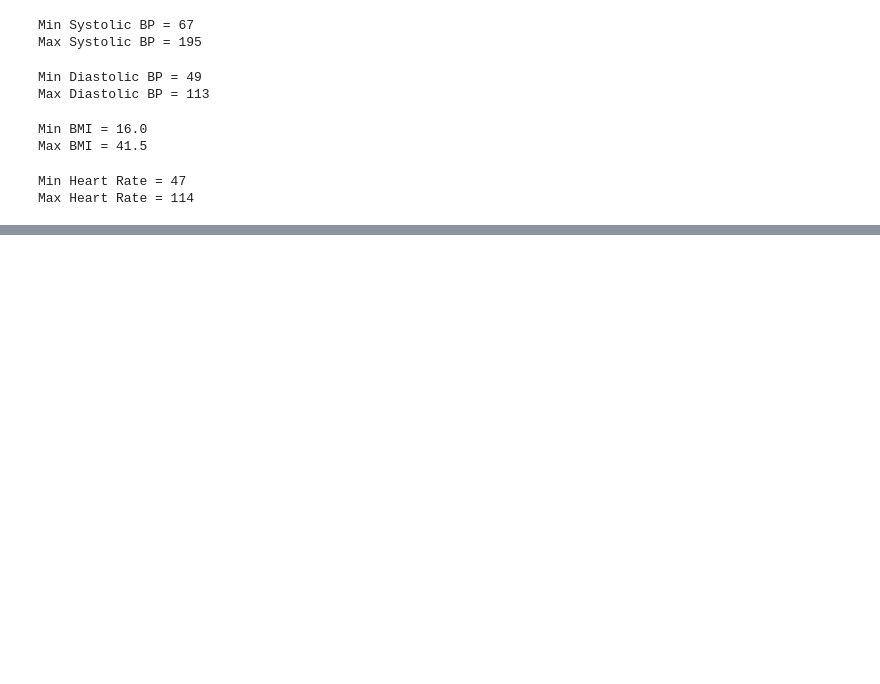
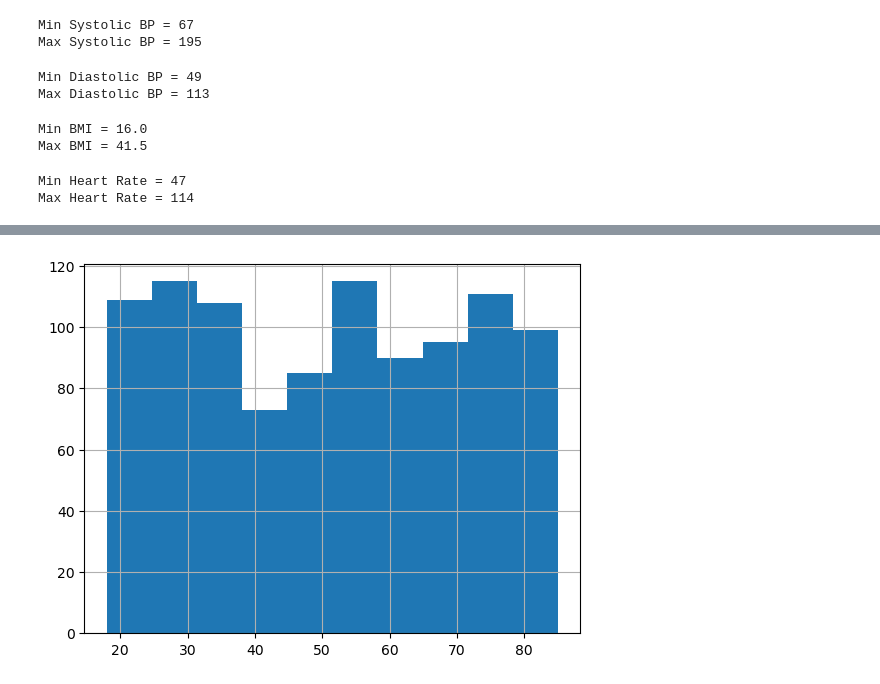
Before and after one commit to prachi123218/Heart_Disease_Prediction, a Jupyter notebook: EDA/data_analysis.ipynb, the cells around one changed output, grey strips where cells are left out. Saved outputs shown, nothing was run; the diff lists cells and outputs as text; code cells hidden in the pictures; blank space fills up the shorter version.

```diff
--- a/EDA/data_analysis.ipynb
+++ b/EDA/data_analysis.ipynb
@@ -132,0 +244,5 @@ Max Heart Rate = 114
+# %%
+data['age'].hist()
+plt.show()
+# %% [output]
+[figure, added]
```
Also changed, not shown: parts of 19 cells of this notebook.
